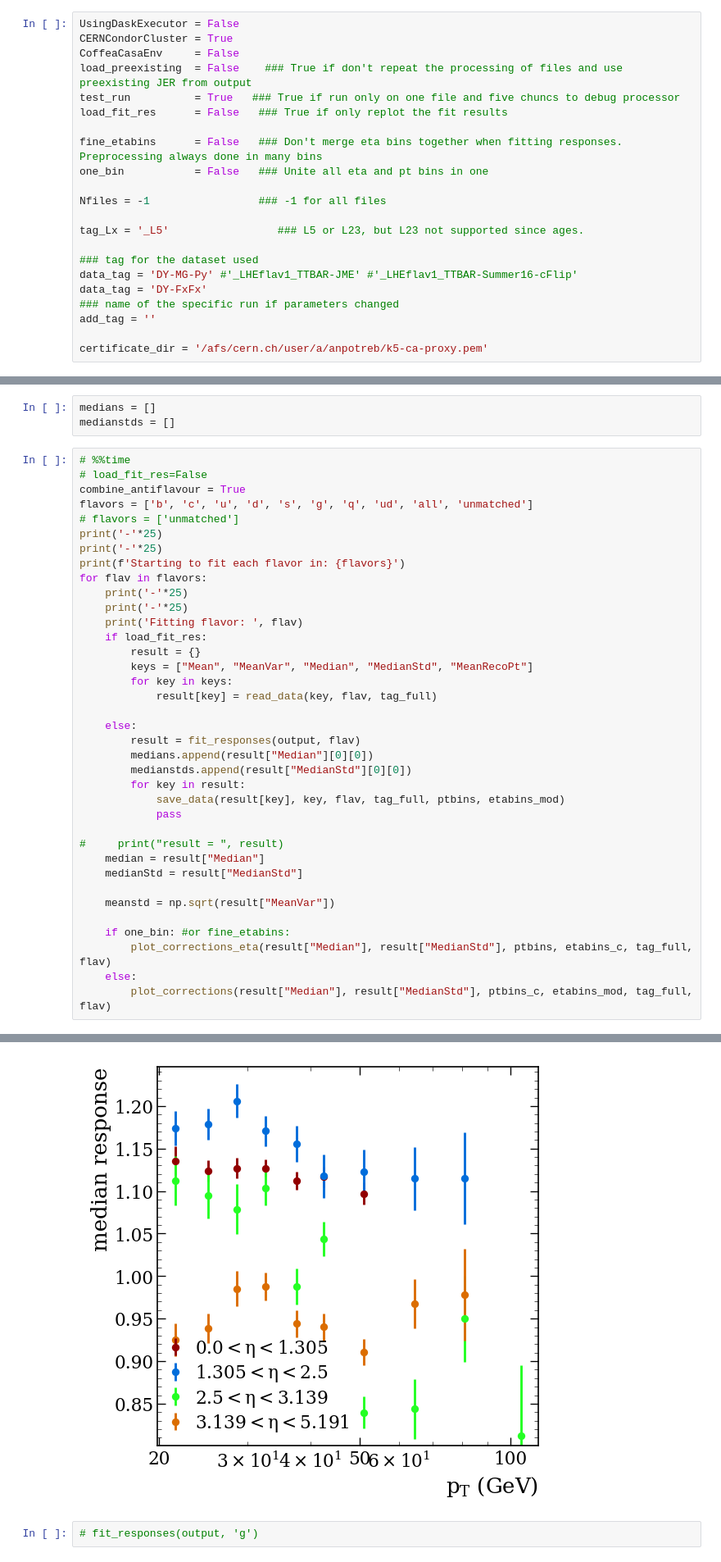
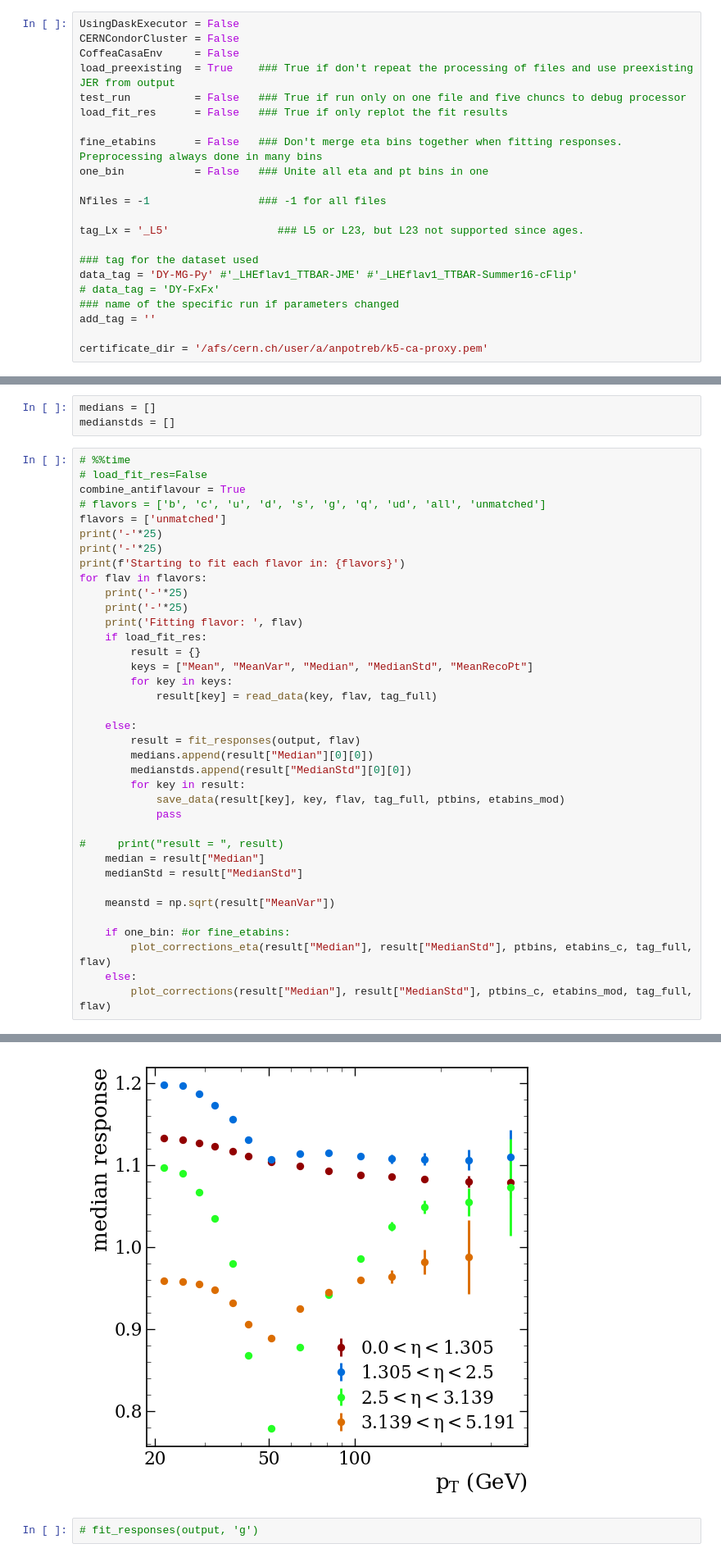
Before and after one commit to dsidirop1/JMECoffea, a Jupyter notebook: run_processor_response_fitter.ipynb, the cells around one changed output, grey strips where cells are left out. Shown: that part at 82% size. Drawn from its saved outputs; the diff is of its cells as text.

Commit message:
Cleaning. Adding two outputs

```diff
--- a/run_processor_response_fitter.ipynb
+++ b/run_processor_response_fitter.ipynb
@@ -58,10 +58,10 @@ from helpers import rebin_hist, mirror_eta_to_plus, sum_neg_pos_eta, find_ttbar_
 ### Parameters of the run
 # %%
 UsingDaskExecutor = False
-CERNCondorCluster = True
+CERNCondorCluster = False
 CoffeaCasaEnv     = False
-load_preexisting  = False    ### True if don't repeat the processing of files and use preexisting JER from output
-test_run          = True   ### True if run only on one file and five chuncs to debug processor
+load_preexisting  = True    ### True if don't repeat the processing of files and use preexisting JER from output
+test_run          = False   ### True if run only on one file and five chuncs to debug processor
 load_fit_res      = False   ### True if only replot the fit results
 
 fine_etabins      = False   ### Don't merge eta bins together when fitting responses. Preprocessing always done in many bins
@@ -73,7 +73,7 @@ tag_Lx = '_L5'                 ### L5 or L23, but L23 not supported since ages.
 
 ### tag for the dataset used
 data_tag = 'DY-MG-Py' #'_LHEflav1_TTBAR-JME' #'_LHEflav1_TTBAR-Summer16-cFlip'
-data_tag = 'DY-FxFx'
+# data_tag = 'DY-FxFx'
 ### name of the specific run if parameters changed
 add_tag = ''
 
@@ -698,8 +667,8 @@ medianstds = []
 # %%time
 # load_fit_res=False
 combine_antiflavour = True
-flavors = ['b', 'c', 'u', 'd', 's', 'g', 'q', 'ud', 'all', 'unmatched']
-# flavors = ['unmatched']
+# flavors = ['b', 'c', 'u', 'd', 's', 'g', 'q', 'ud', 'all', 'unmatched']
+flavors = ['unmatched']
 print('-'*25)
 print('-'*25)
 print(f'Starting to fit each flavor in: {flavors}')
@@ -744,4 +713,4 @@ Figure saved: fig/corr_vs_pt/DY-FxFx_test/corr_vs_pt_DY-FxFx_test_unmatched.pdf
-[figure, old version]
+[figure, new version]
 # %%
 # fit_responses(output, 'g')
 # %%
```
Also changed, not shown: parts of 6 cells of this notebook, 29 other files.
